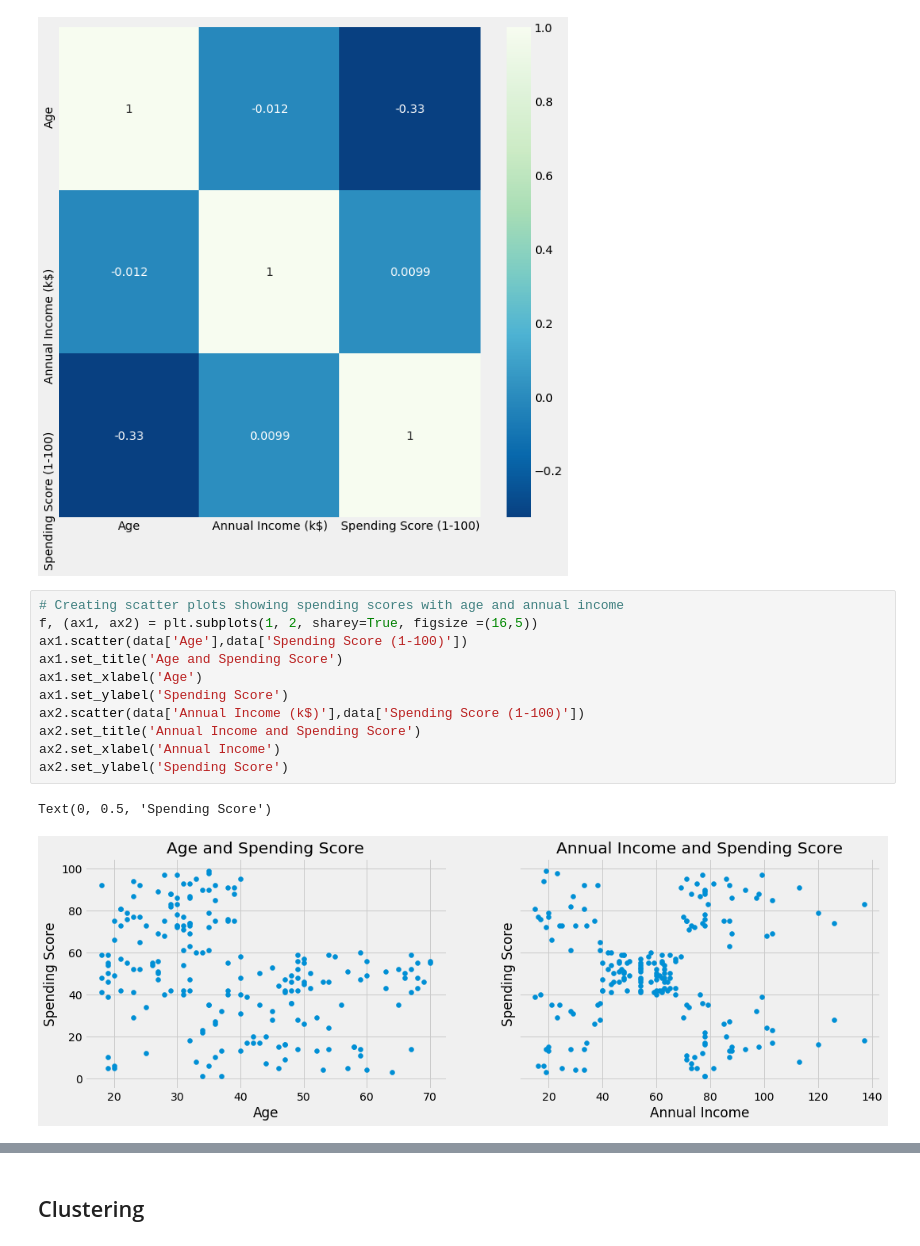
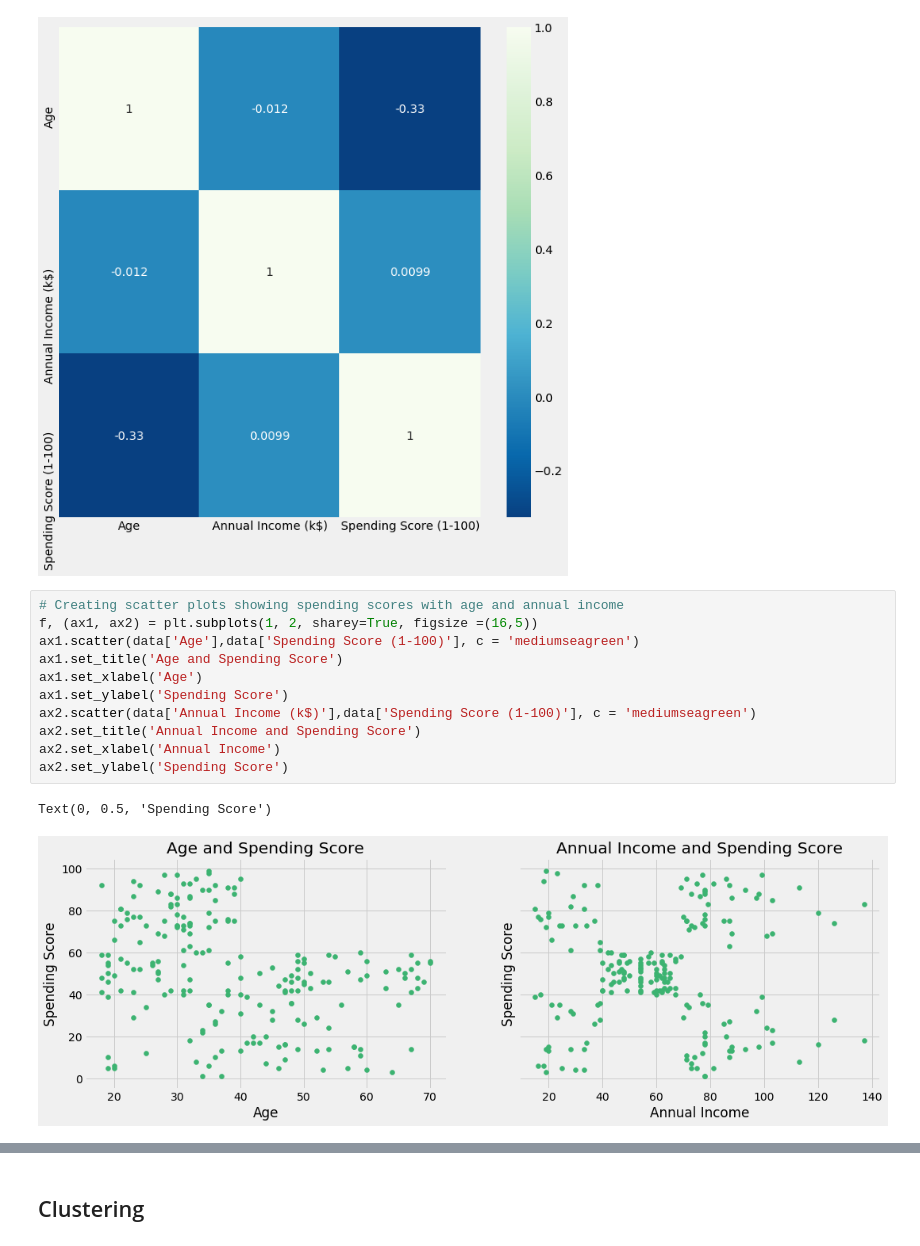
Before and after one commit to plolla/Mall-Customer-Segmentation, a Jupyter notebook: Mall Customer Segmentation.ipynb, the cells around one changed output, grey strips where cells are left out. Cells and saved outputs as stored; diff of their text form.

```diff
--- a/Mall Customer Segmentation.ipynb
+++ b/Mall Customer Segmentation.ipynb
@@ -204,14 +204,14 @@ sns.heatmap(data_without_id.corr(), annot = True, ax=ax, cmap = 'GnBu_r')
 # %%
 # Creating scatter plots showing spending scores with age and annual income
 f, (ax1, ax2) = plt.subplots(1, 2, sharey=True, figsize =(16,5))
-ax1.scatter(data['Age'],data['Spending Score (1-100)'])
+ax1.scatter(data['Age'],data['Spending Score (1-100)'], c = 'mediumseagreen')
 ax1.set_title('Age and Spending Score')
 ax1.set_xlabel('Age')
 ax1.set_ylabel('Spending Score')
-ax2.scatter(data['Annual Income (k$)'],data['Spending Score (1-100)'])
+ax2.scatter(data['Annual Income (k$)'],data['Spending Score (1-100)'], c = 'mediumseagreen')
 ax2.set_title('Annual Income and Spending Score')
 ax2.set_xlabel('Annual Income')
 ax2.set_ylabel('Spending Score')
 # %% [output]
 Text(0, 0.5, 'Spending Score')
-[figure, old version]
+[figure, new version]
```
Also changed, not shown: parts of 23 cells of this notebook.
